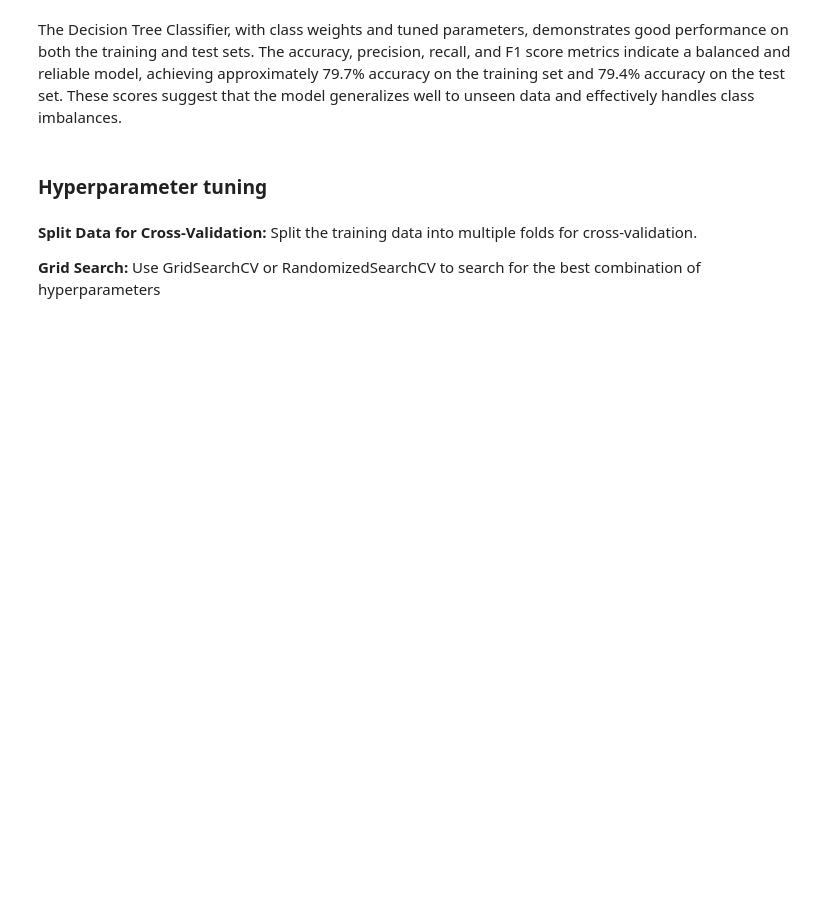
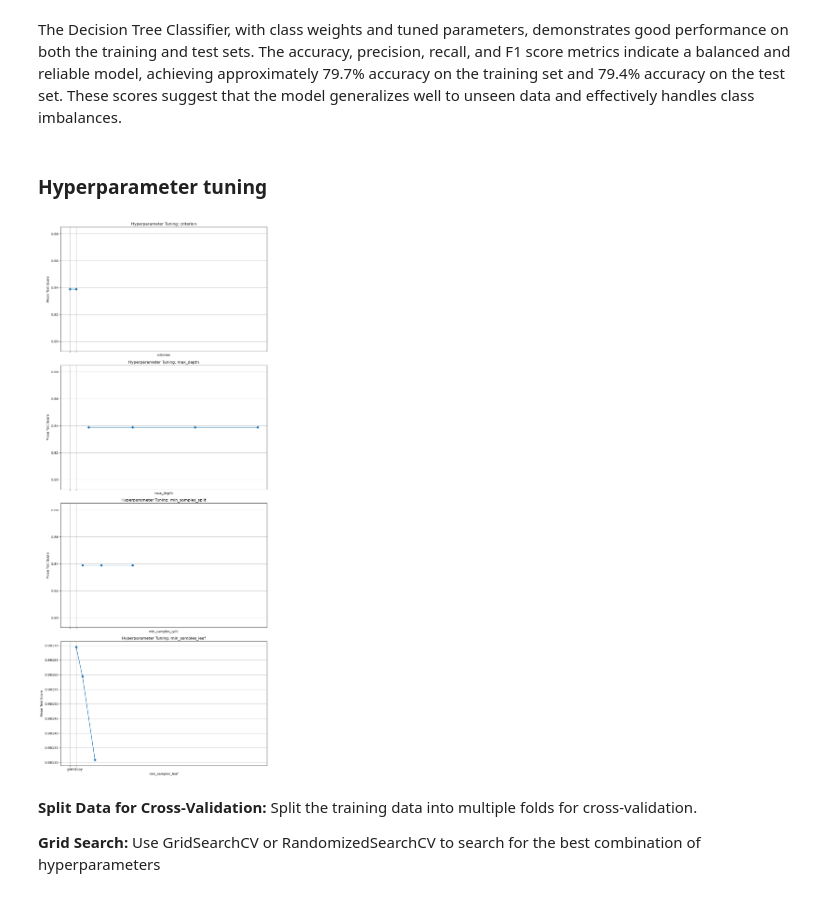
Before and after one commit to lipsitalt/Arc-teryx-Fit-Finder-Precision-Size-Recommender, a Jupyter notebook: industry_project_arcteryx.ipynb, the cells around one changed output. Saved outputs shown, nothing was run; the diff lists cells and outputs as text; code cells hidden in the pictures; blank space fills up the shorter version.

```diff
--- a/industry_project_arcteryx.ipynb
+++ b/industry_project_arcteryx.ipynb
@@ -459,3 +455,21 @@ param_grid = {
+# %%
+# Plot the hyperparameter tuning visualization
+fig, axes = plt.subplots(len(hyperparameters), 1, figsize=(10, 6 * len(hyperparameters)), sharex=True)
+
+for i, param in enumerate(hyperparameters):
+    param_scores = scores[i * len(values[i]):(i + 1) * len(values[i])]
+    x_values = values[i]
+
+    axes[i].plot(x_values, param_scores, marker='o', linestyle='-')
+    axes[i].set_title(f'Hyperparameter Tuning: {param}')
+    axes[i].set_xlabel(f'{param}')
+    axes[i].set_ylabel('Mean Test Score')
+    axes[i].grid(True)
+
+plt.tight_layout()
+plt.show()
+# %% [output]
+[figure, added]
 # %% [markdown]
 **Split Data for Cross-Validation:**
 Split the training data into multiple folds for cross-validation.
```
Also changed, not shown: parts of 18 cells of this notebook.
